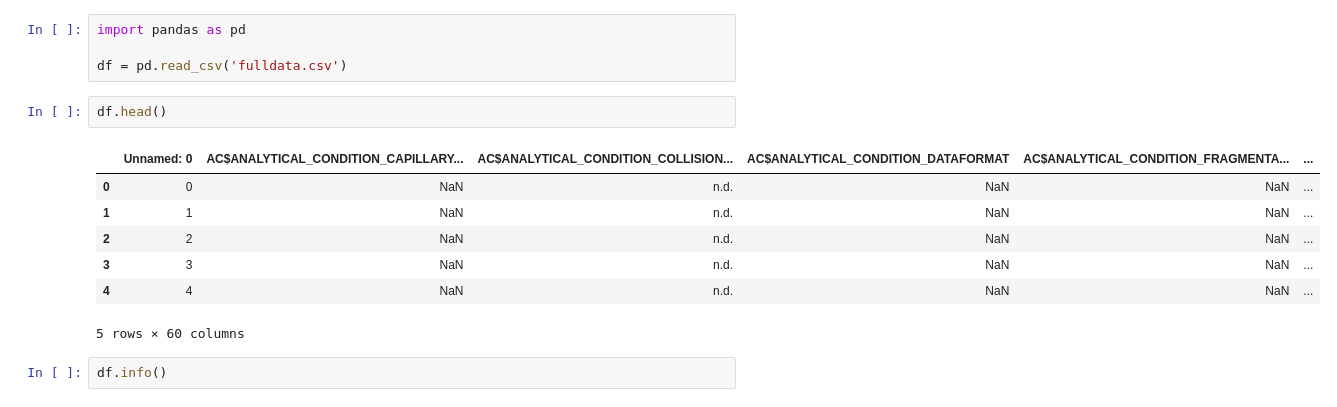
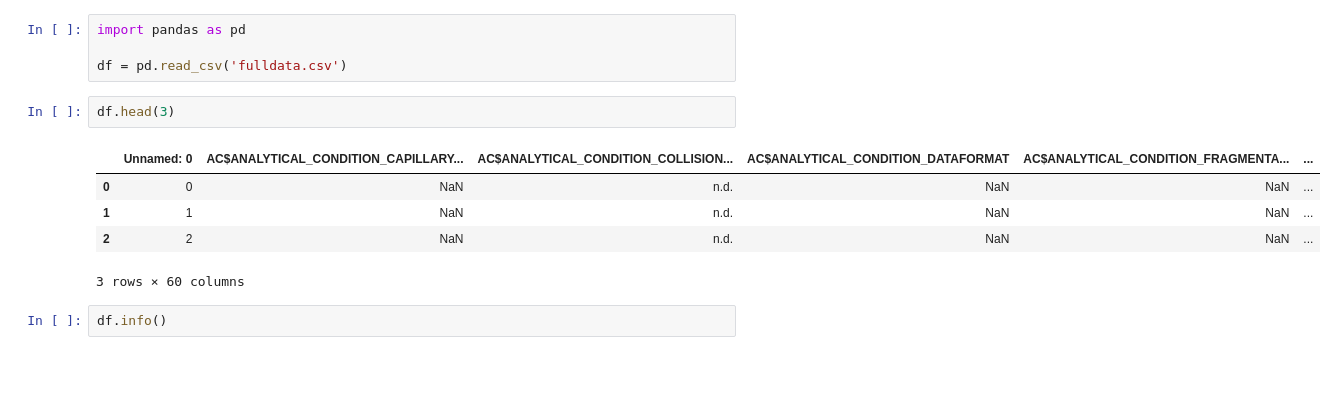
Before and after one commit to margreg/Classification-de-m-tabolite-secondaire-partir-de-spectres-de-masse, a Jupyter notebook: data_cleaning.ipynb, the cells around one changed output. Saved outputs shown, nothing was run; the diff lists cells and outputs as text; blank space fills up the shorter version.

```diff
--- a/data_cleaning.ipynb
+++ b/data_cleaning.ipynb
@@ -3,15 +3,13 @@ import pandas as pd
 
 df = pd.read_csv('fulldata.csv')
 # %%
-df.head()
+df.head(3)
 # %% [output]
 |  | Unnamed: 0 | AC$ANALYTICAL_CONDITION_CAPILLARY... | AC$ANALYTICAL_CONDITION_COLLISION... | AC$ANALYTICAL_CONDITION_DATAFORMAT | AC$ANALYTICAL_CONDITION_FRAGMENTA... | ... |
 | 0 | 0 | NaN | n.d. | NaN | NaN | ... |
 | 1 | 1 | NaN | n.d. | NaN | NaN | ... |
 | 2 | 2 | NaN | n.d. | NaN | NaN | ... |
-| 3 | 3 | NaN | n.d. | NaN | NaN | ... |
-| 4 | 4 | NaN | n.d. | NaN | NaN | ... |
-5 rows × 60 columns
+3 rows × 60 columns
 # %%
 df.info()
 # %% [output]
```
Also changed, not shown: parts of 14 cells of this notebook, 5 other files.
